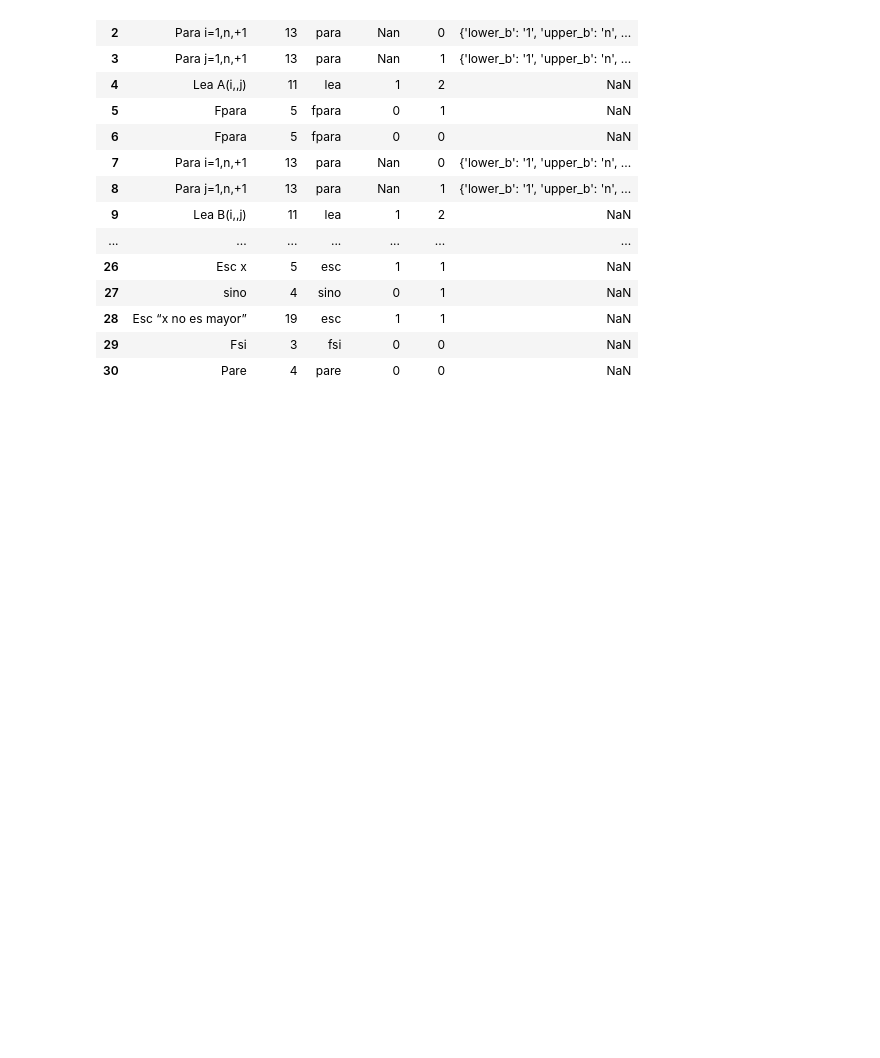
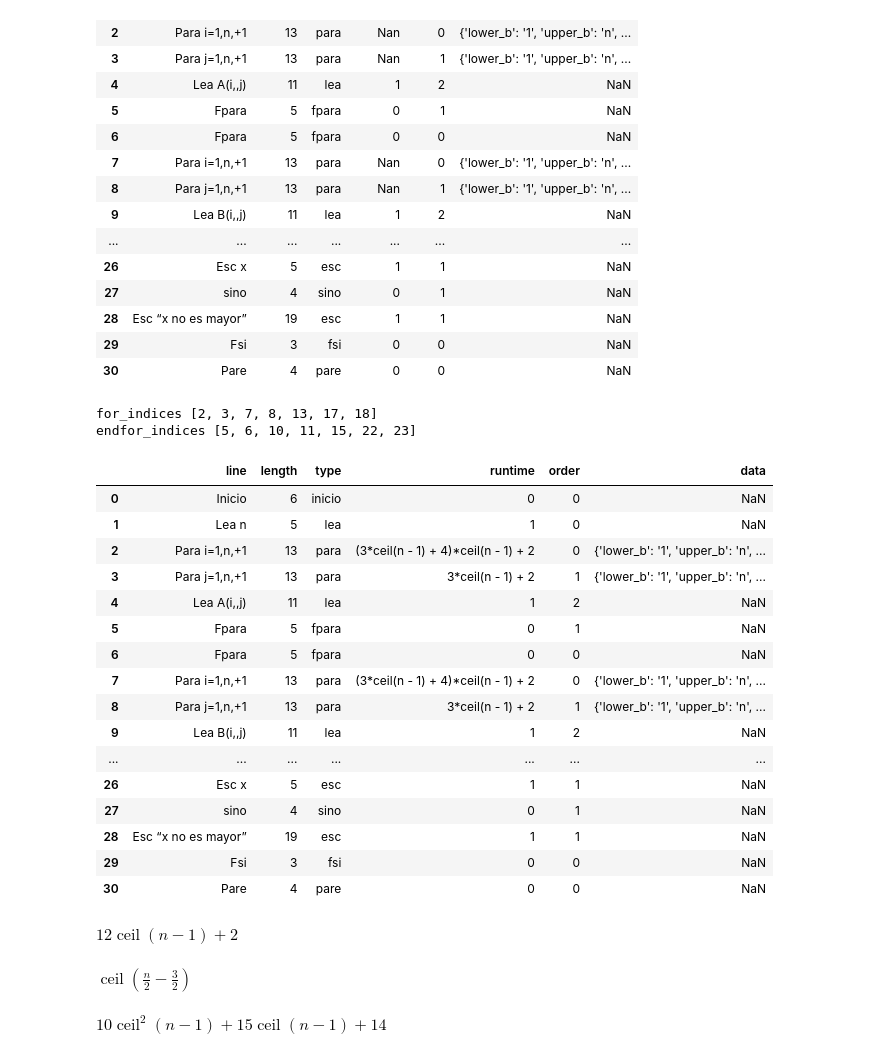
Before and after one commit to gaabgonca/pseudocode_parser, a Jupyter notebook: parser.ipynb, the cells around one changed output. Cells and saved outputs as stored; diff of their text form; code cells hidden in the pictures; blank space fills up the shorter version.

Commit message:
Working for exercises 1 and 2, third needs tuning to depend on symbols different than n.

```diff
--- a/parser.ipynb
+++ b/parser.ipynb
@@ -79,7 +82,7 @@ syntax.head(len(syntax))
 def process_for(line):
         lower_bound = line[7]
         upper_bound = line[9]
-        increment = int(line[11:13])
+        increment = line[12] * (-1 if line[11] is '-' else 1)
         return {
             'lower_b' : lower_bound,
             'upper_b' : upper_bound,
@@ -237,3 +240,13 @@ syntax_with_ifs.head(len(syntax_with_ifs))
 #There exists at least a combination of two nested loops with an if
 # for_indices = [pos for pos, line in enumerate(lines) if line['type'] is 'para']
 # end_for_indices = [pos for pos, line in enumerate(lines) if line['type'] is 'fpara']
+# %%
+def for_runtime_formula(for_data,content_runtime):
+    lower_bound = parse_expr(for_data['lower_b'])
+    upper_bound = parse_expr(for_data['upper_b'])
+    if for_data['upper_b'] is 'n':
+        upper_bound = sp.Symbol('n')
+    increment = parse_expr(str(for_data['inc']))
+    ceil = sp.Function('ceil')
+    iterations = (ceil((upper_bound-lower_bound)/increment)*(content_runtime +2)) + 2
+    return iterations
@@ -239,0 +306,37 @@ syntax_with_ifs.head(len(syntax_with_ifs))
+# %%
+syntax_complete = get_for_blocks_runtime(syntax_with_ifs)
+syntax_complete.head(len(syntax_complete))
+# %% [output]
+for_indices [2, 3, 7, 8, 13, 17, 18]
+endfor_indices [5, 6, 10, 11, 15, 22, 23]
+|  | line | length | type | runtime | order | data |
+| 0 | Inicio | 6 | inicio | 0 | 0 | NaN |
+| 1 | Lea n | 5 | lea | 1 | 0 | NaN |
+| 2 | Para i=1,n,+1 | 13 | para | (3*ceil(n - 1) + 4)*ceil(n - 1) + 2 | 0 | {'lower_b': '1', 'upper_b': 'n', ... |
+| 3 | Para j=1,n,+1 | 13 | para | 3*ceil(n - 1) + 2 | 1 | {'lower_b': '1', 'upper_b': 'n', ... |
+| 4 | Lea A(i,,j) | 11 | lea | 1 | 2 | NaN |
+| 5 | Fpara | 5 | fpara | 0 | 1 | NaN |
+| 6 | Fpara | 5 | fpara | 0 | 0 | NaN |
+| 7 | Para i=1,n,+1 | 13 | para | (3*ceil(n - 1) + 4)*ceil(n - 1) + 2 | 0 | {'lower_b': '1', 'upper_b': 'n', ... |
+| 8 | Para j=1,n,+1 | 13 | para | 3*ceil(n - 1) + 2 | 1 | {'lower_b': '1', 'upper_b': 'n', ... |
+| 9 | Lea B(i,,j) | 11 | lea | 1 | 2 | NaN |
+| ... | ... | ... | ... | ... | ... | ... |
+| 26 | Esc x | 5 | esc | 1 | 1 | NaN |
+| 27 | sino | 4 | sino | 0 | 1 | NaN |
+| 28 | Esc “x no es mayor” | 19 | esc | 1 | 1 | NaN |
+| 29 | Fsi | 3 | fsi | 0 | 0 | NaN |
+| 30 | Pare | 4 | pare | 0 | 0 | NaN |
+# %%
+test_for_data = {'lower_b': '1', 'upper_b': 'n', 'inc': 1}
+for_runtime_formula(test_for_data,10)
+# %% [output]
+$\displaystyle 12 \operatorname{ceil}{\left(n - 1 \right)} + 2$
+# %%
+ceil = sp.Function('ceil')
+upper_bound = parse_expr('n')
+lower_bound = parse_expr('3')
+increment = parse_expr('2')
+iterations = ceil((upper_bound-lower_bound)/increment)
+iterations
+# %% [output]
+$\displaystyle \operatorname{ceil}{\left(\frac{n}{2} - \frac{3}{2} \right)}$
@@ -239,0 +351,4 @@ syntax_with_ifs.head(len(syntax_with_ifs))
+# %%
+sp.simplify(get_runtime(syntax_complete))
+# %% [output]
+$\displaystyle 10 \operatorname{ceil}^{2}{\left(n - 1 \right)} + 15 \operatorname{ceil}{\left(n - 1 \right)} + 14$
```
Also changed, not shown: parts of 6 cells of this notebook.
